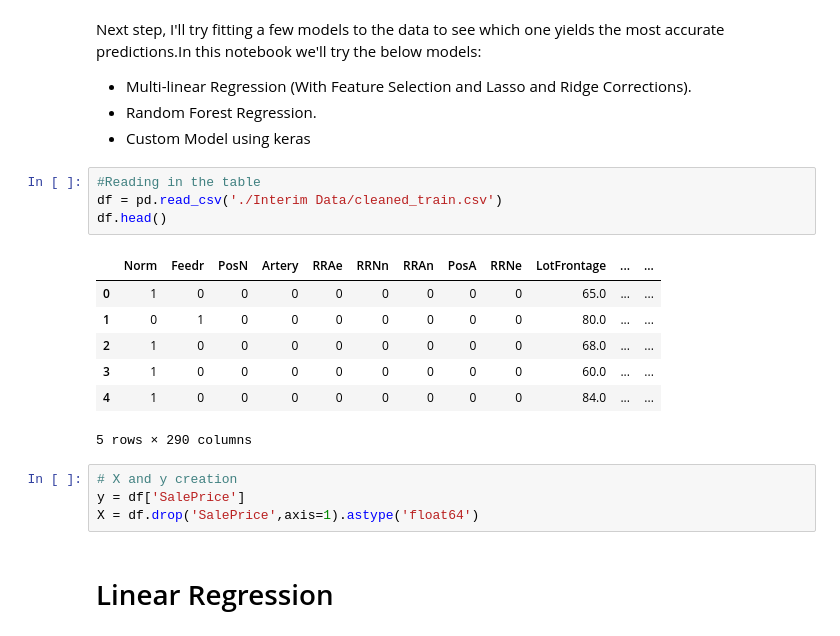
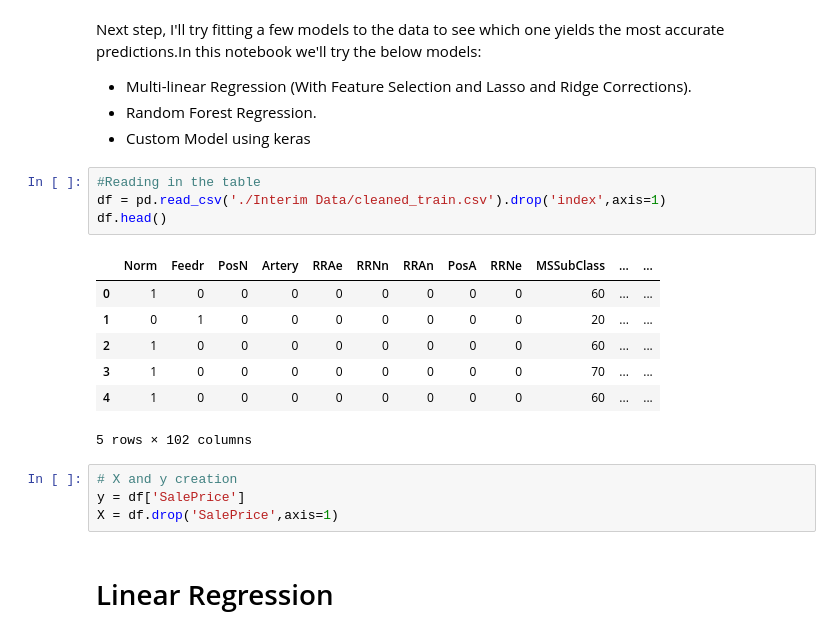
Before and after one commit to SophiaOfTheOceans/Iowa-Housing-Prices, a Jupyter notebook: ML.ipynb, the cells around one changed output. Saved outputs shown, nothing was run; the diff lists cells and outputs as text.

```diff
--- a/ML.ipynb
+++ b/ML.ipynb
@@ -19,20 +22,20 @@ Next step, I'll try fitting a few models to the data to see which one yields the
 - Custom Model using keras
 # %%
 #Reading in the table
-df = pd.read_csv('./Interim Data/cleaned_train.csv')
+df = pd.read_csv('./Interim Data/cleaned_train.csv').drop('index',axis=1)
 df.head()
 # %% [output]
-|  | Norm | Feedr | PosN | Artery | RRAe | RRNn | RRAn | PosA | RRNe | LotFrontage | ... | ... |
-| 0 | 1 | 0 | 0 | 0 | 0 | 0 | 0 | 0 | 0 | 65.0 | ... | ... |
-| 1 | 0 | 1 | 0 | 0 | 0 | 0 | 0 | 0 | 0 | 80.0 | ... | ... |
-| 2 | 1 | 0 | 0 | 0 | 0 | 0 | 0 | 0 | 0 | 68.0 | ... | ... |
-| 3 | 1 | 0 | 0 | 0 | 0 | 0 | 0 | 0 | 0 | 60.0 | ... | ... |
-| 4 | 1 | 0 | 0 | 0 | 0 | 0 | 0 | 0 | 0 | 84.0 | ... | ... |
+|  | Norm | Feedr | PosN | Artery | RRAe | RRNn | RRAn | PosA | RRNe | MSSubClass | ... | ... |
+| 0 | 1 | 0 | 0 | 0 | 0 | 0 | 0 | 0 | 0 | 60 | ... | ... |
+| 1 | 0 | 1 | 0 | 0 | 0 | 0 | 0 | 0 | 0 | 20 | ... | ... |
+| 2 | 1 | 0 | 0 | 0 | 0 | 0 | 0 | 0 | 0 | 60 | ... | ... |
+| 3 | 1 | 0 | 0 | 0 | 0 | 0 | 0 | 0 | 0 | 70 | ... | ... |
+| 4 | 1 | 0 | 0 | 0 | 0 | 0 | 0 | 0 | 0 | 60 | ... | ... |
-5 rows × 290 columns
+5 rows × 102 columns
 # %%
 # X and y creation
 y = df['SalePrice']
-X = df.drop('SalePrice',axis=1).astype('float64')
+X = df.drop('SalePrice',axis=1)
 # %% [markdown]
 # Linear Regression
 # %% [markdown]
```
Also changed, not shown: parts of 55 cells of this notebook, 1 other file.
